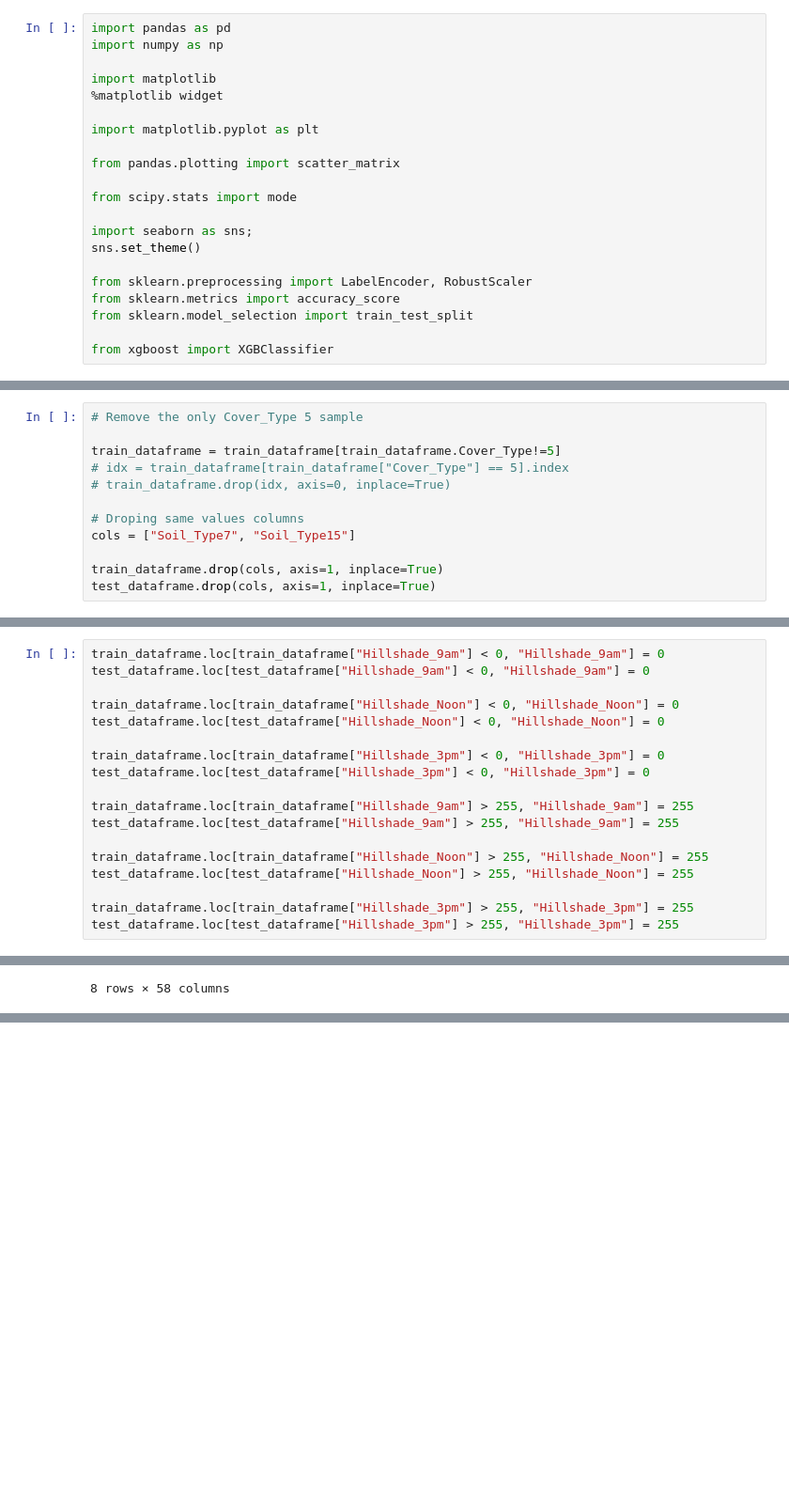
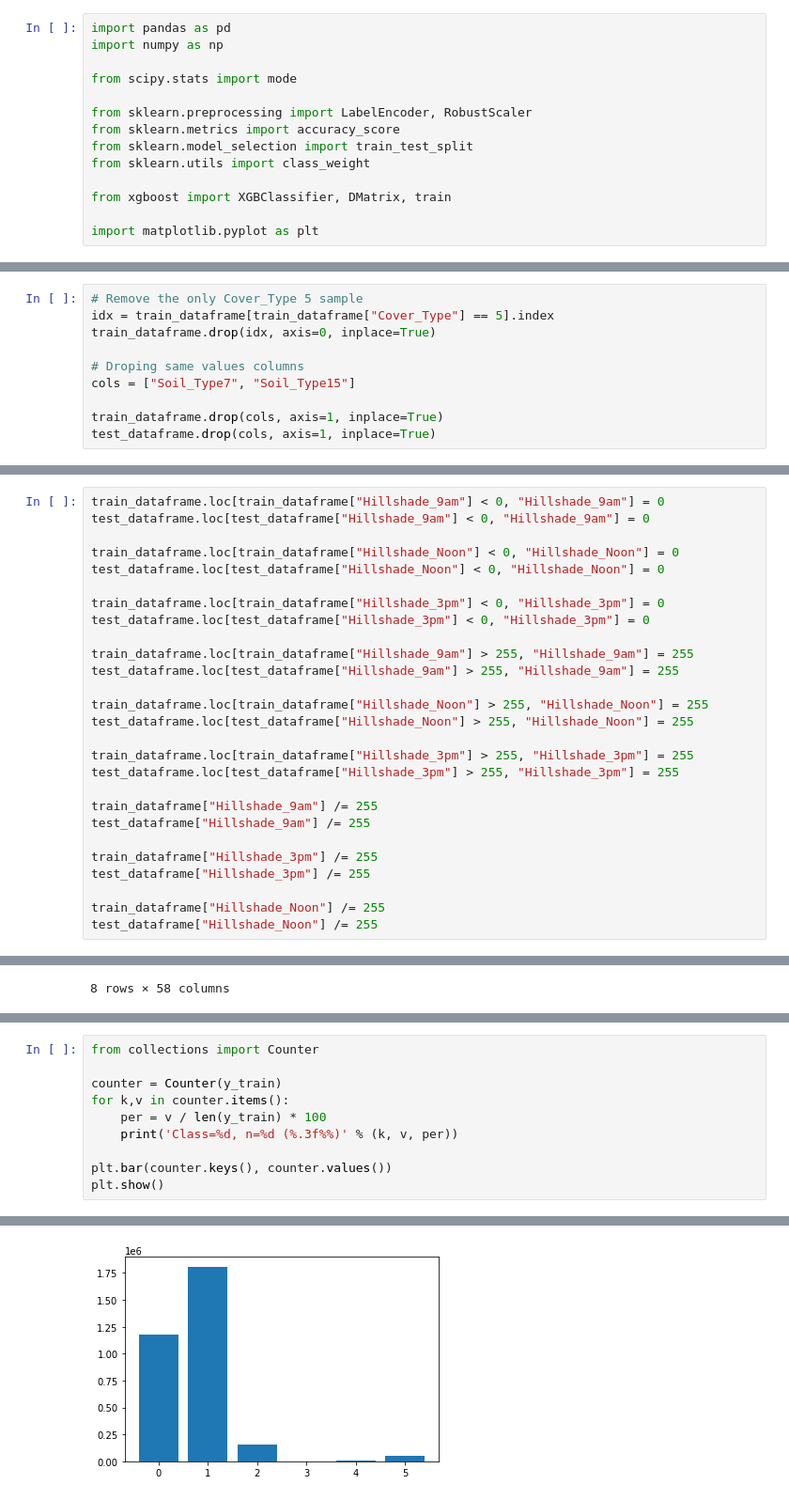
Before and after one commit to antoine311200/Tabular-Playground-Series, a Jupyter notebook: xgboost_model.ipynb, the cells around one changed output, grey strips where cells are left out. Shown: that part at 94% size. Drawn from its saved outputs; the diff is of its cells as text; blank space fills up the shorter version.

```diff
--- a/xgboost_model.ipynb
+++ b/xgboost_model.ipynb
@@ -2,23 +2,16 @@
 import pandas as pd
 import numpy as np
 
-import matplotlib
-%matplotlib widget
-
-import matplotlib.pyplot as plt
-
-from pandas.plotting import scatter_matrix
-
 from scipy.stats import mode
-
-import seaborn as sns;
-sns.set_theme()
 
 from sklearn.preprocessing import LabelEncoder, RobustScaler
 from sklearn.metrics import accuracy_score
 from sklearn.model_selection import train_test_split
+from sklearn.utils import class_weight
 
-from xgboost import XGBClassifier
+from xgboost import XGBClassifier, DMatrix, train
+
+import matplotlib.pyplot as plt
 # %%
 def reduce_mem_usage(df, verbose=True):
     numerics = ['int16', 'int32', 'int64', 'float16', 'float32', 'float64']
@@ -69,10 +62,8 @@ train_dataframe.describe()
 8 rows × 56 columns
 # %%
 # Remove the only Cover_Type 5 sample
-
-train_dataframe = train_dataframe[train_dataframe.Cover_Type!=5]
-# idx = train_dataframe[train_dataframe["Cover_Type"] == 5].index
-# train_dataframe.drop(idx, axis=0, inplace=True)
+idx = train_dataframe[train_dataframe["Cover_Type"] == 5].index
+train_dataframe.drop(idx, axis=0, inplace=True)
 
 # Droping same values columns
 cols = ["Soil_Type7", "Soil_Type15"]
@@ -125,6 +116,15 @@ test_dataframe.loc[test_dataframe["Hillshade_Noon"] > 255, "Hillshade_Noon"] = 2
 
 train_dataframe.loc[train_dataframe["Hillshade_3pm"] > 255, "Hillshade_3pm"] = 255
 test_dataframe.loc[test_dataframe["Hillshade_3pm"] > 255, "Hillshade_3pm"] = 255
+
+train_dataframe["Hillshade_9am"] /= 255
+test_dataframe["Hillshade_9am"] /= 255
+
+train_dataframe["Hillshade_3pm"] /= 255
+test_dataframe["Hillshade_3pm"] /= 255
+
+train_dataframe["Hillshade_Noon"] /= 255
+test_dataframe["Hillshade_Noon"] /= 255
 # %%
 
 cols = [
@@ -202,3 +204,14 @@ print(np.unique(y_train))
 4 11426
 5 62261
 [0 1 2 3 4 5]
+# %%
+from collections import Counter
+
+counter = Counter(y_train)
+for k,v in counter.items():
+    per = v / len(y_train) * 100
+    print('Class=%d, n=%d (%.3f%%)' % (k, v, per))
+
+plt.bar(counter.keys(), counter.values())
+plt.show()
+# %% [output]
@@ -204,0 +224 @@ print(np.unique(y_train))
+[figure, added]
```
Also changed, not shown: parts of 15 cells of this notebook.
